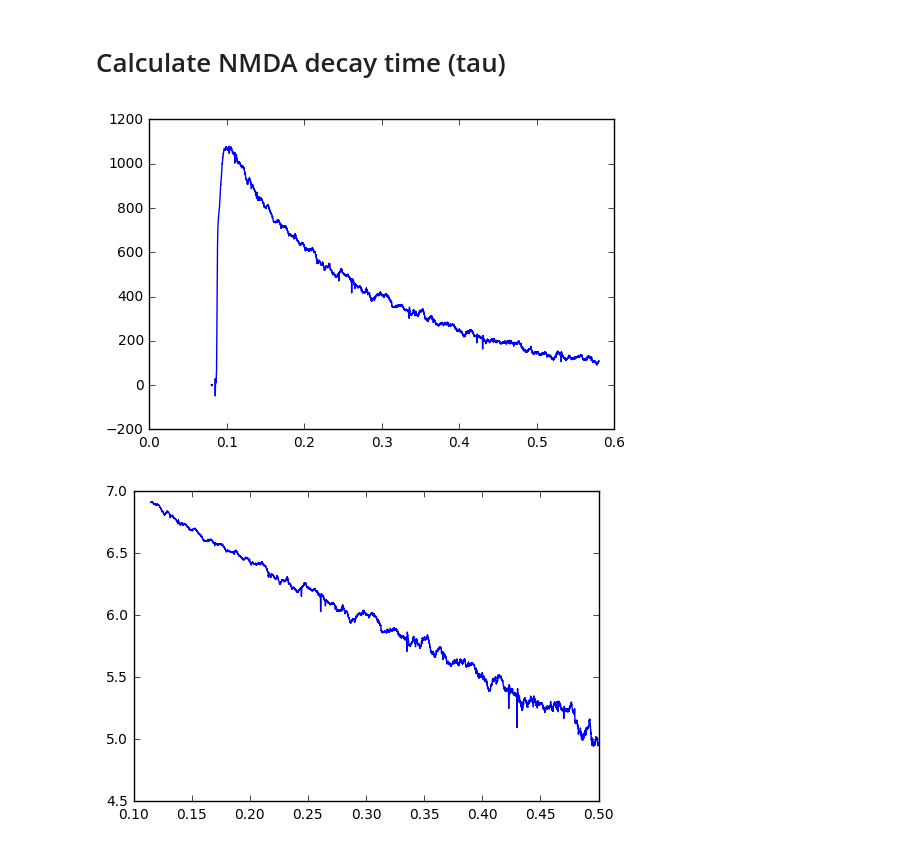
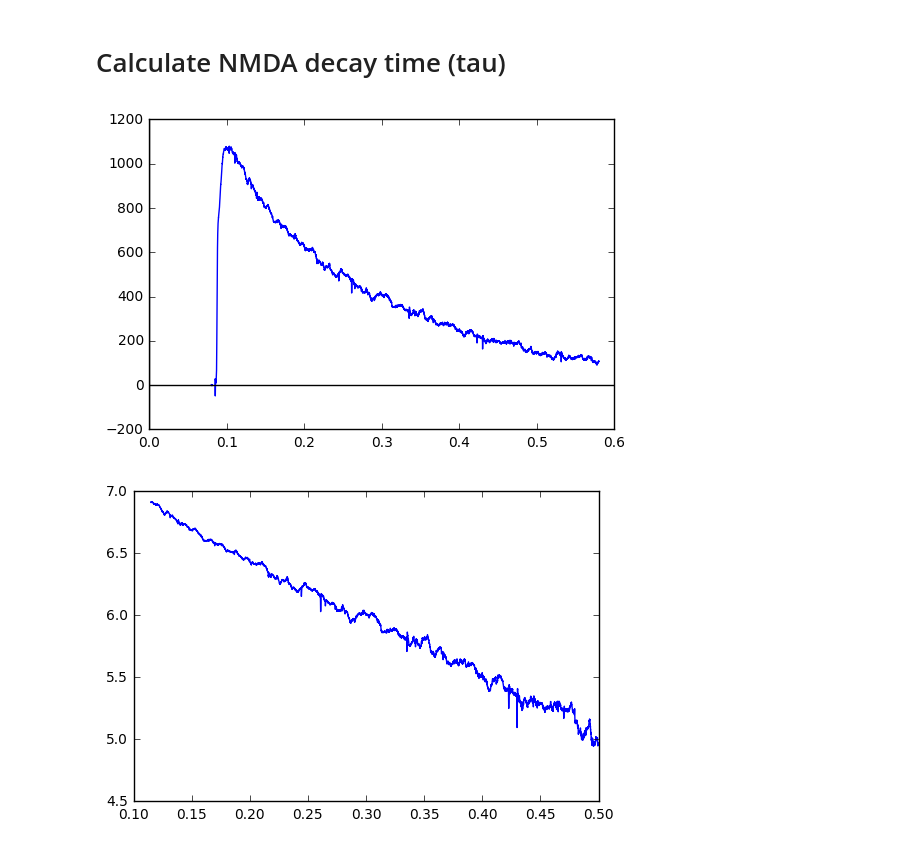
Before and after one commit to yuwie10/ephysAnalysis, a Jupyter notebook: ephysAnalysis.ipynb, the cells around one changed output. Drawn from its saved outputs; the diff is of its cells as text; code cells hidden in the pictures.

```diff
--- a/ephysAnalysis.ipynb
+++ b/ephysAnalysis.ipynb
@@ -251,11 +265,15 @@ FFcell = (FFampa + FFnmda) / 2
 # %%
 tauTrace = findTauTrace(igor)
 tauTraceNorm = normalizeTraces(tauTrace)
-
-plt.plot(tauTraceNorm)
-plt.show()
-# %% [output]
-[figure, removed]
+# %%
+y = tauTraceNorm
+fig, ay = plt.subplots()
+ay.plot(y)
+ay.axhline(y=0, color='k')
+ay.axvline(x=0, color='k')
+plt.show()
+# %% [output]
+[figure, added]
 # %%
 curveToFit = tauTraceNorm[beginTau:endTau]
 pA = np.log(np.array(curveToFit.ix[:,0]))
```
Also changed, not shown: parts of 11 cells of this notebook.
